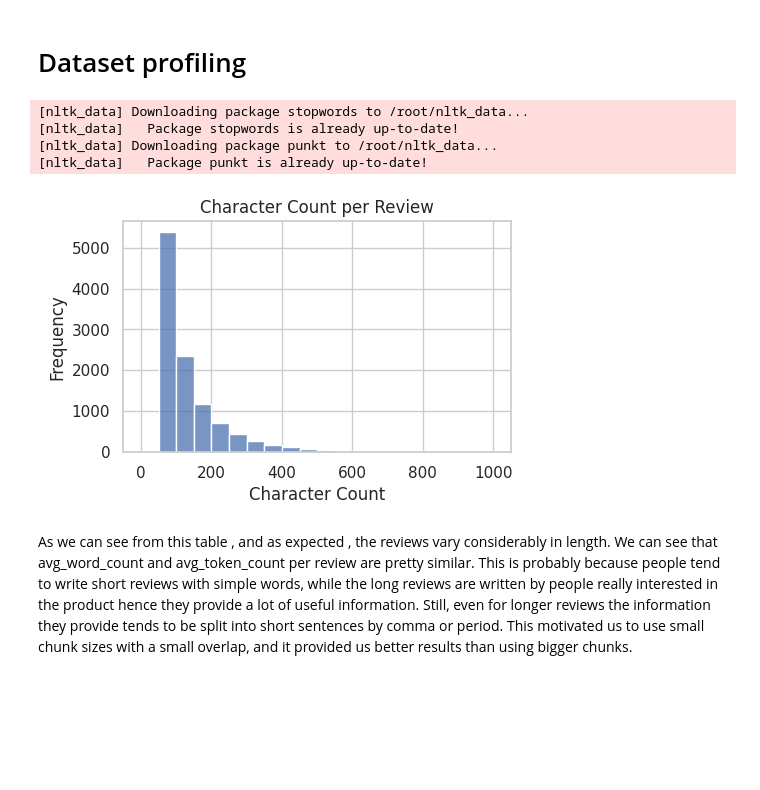
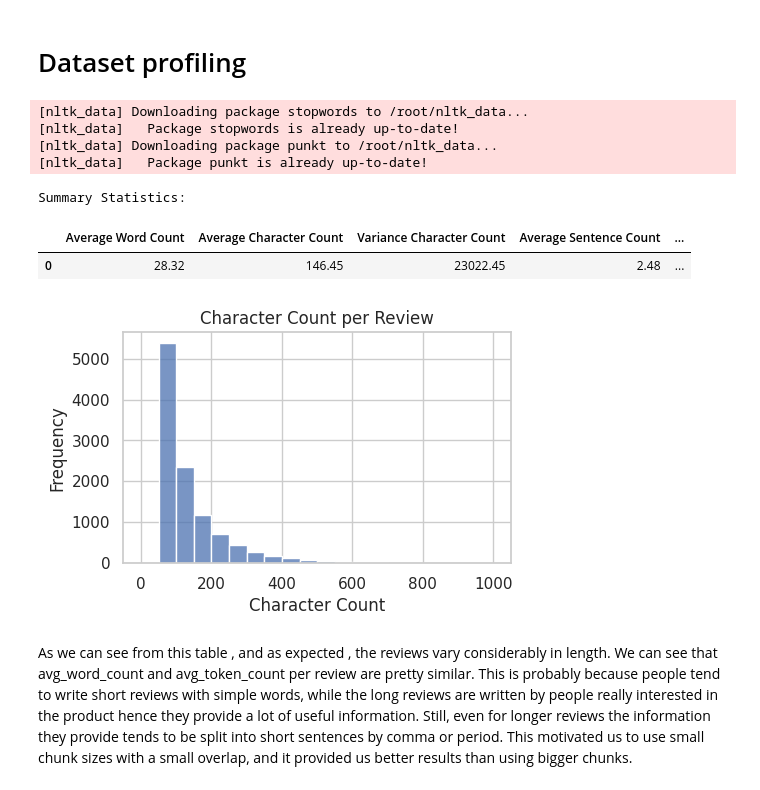
Before and after one commit to zxb-97/NLP1, a Jupyter notebook: NLPproject.ipynb, the cells around one changed output. Cells and saved outputs as stored; diff of their text form; code cells hidden in the pictures; blank space fills up the shorter version.

```diff
--- a/NLPproject.ipynb
+++ b/NLPproject.ipynb
@@ -108,6 +108,7 @@ Clean dataset
 '''
 # Replace quotes with whitespace and ensure there is one whitespace at max between words
 df['cleaned_review_text'] = df['Review'].str.replace('"', ' ').str.replace(r'\s+', ' ', regex=True)
+df['cleaned_review_text'] = df['cleaned_review_text'].str.replace('\\', '')
 
 '''
 Descriptive statistics
@@ -170,33 +171,36 @@ styled_summary_df = summary_df.style.format({
     'Variance Character Count':'{:.2f}',
     'Average Sentence Count': '{:.2f}',
     'Average Token Count': '{:.2f}',
     'Variance Token Count': '{:.2f}',
     'Mean Token Count per Sentence': '{:.2f}',
     'Variance Token Count per Sentence': '{:.2f}'
 })
 
 print("Summary Statistics:")
 display(styled_summary_df)
 
 # Set plot style
 sns.set(style="whitegrid")
 
 # Create the plot
 plt.figure(figsize=(5, 3))
 sns.histplot(df['char_count'], bins=range(0, 1001, 50), kde=False)
 
 # Add titles and labels
 plt.title('Character Count per Review')
 plt.xlabel('Character Count')
 plt.ylabel('Frequency')
 
 # Show the plot
 plt.show()
 # %% [output]
 [nltk_data] Downloading package stopwords to /root/nltk_data...
 [nltk_data]   Package stopwords is already up-to-date!
 [nltk_data] Downloading package punkt to /root/nltk_data...
 [nltk_data]   Package punkt is already up-to-date!
+Summary Statistics:
+|  | Average Word Count | Average Character Count | Variance Character Count | Average Sentence Count | ... |
+| 0 | 28.32 | 146.45 | 23022.45 | 2.48 | ... |
 [figure]
 # %% [markdown]
 As we can see from this table , and as expected , the reviews vary considerably in length. We can see that avg_word_count and avg_token_count per review are pretty similar. This is probably because people tend to write short reviews with simple words, while the long reviews are written by people really interested in the product hence they provide a lot of useful information. Still, even for longer reviews the information they provide tends to be split into short sentences by comma or period. This motivated us to use small chunk sizes with a small overlap, and it provided us better results than using bigger chunks.
```
Also changed, not shown: parts of 18 cells of this notebook.
